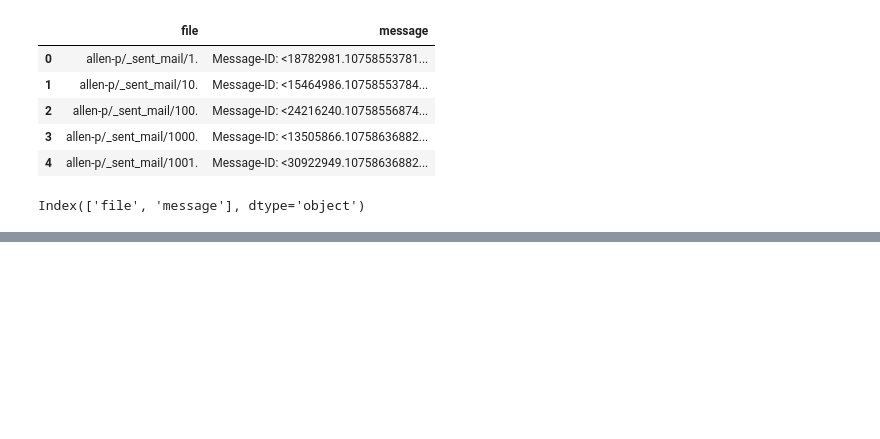
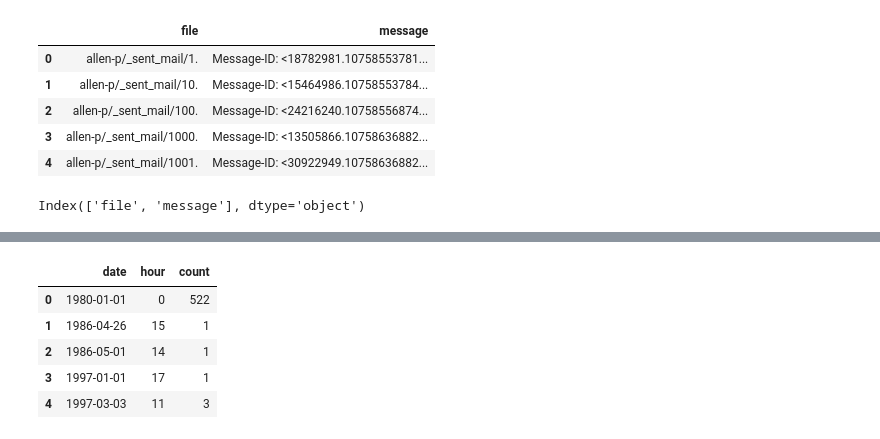
Before and after one commit to mems250005048-wq/TIMEsTAMP, a Jupyter notebook: Untitled4.ipynb, the cells around one changed output, grey strips where cells are left out. Cells and saved outputs as stored; diff of their text form; code cells hidden in the pictures; blank space fills up the shorter version.

```diff
--- a/Untitled4.ipynb
+++ b/Untitled4.ipynb
@@ -42,0 +114,16 @@ KeyError: "None of [Index(['timestamp'], dtype='object')] are in the [columns]"
+# %%
+daily_hour_counts = (
+    df
+    .groupby(["date", "hour"])
+    .size()
+    .reset_index(name="count")
+)
+
+daily_hour_counts.head()
+# %% [output]
+|  | date | hour | count |
+| 0 | 1980-01-01 | 0 | 522 |
+| 1 | 1986-04-26 | 15 | 1 |
+| 2 | 1986-05-01 | 14 | 1 |
+| 3 | 1997-01-01 | 17 | 1 |
+| 4 | 1997-03-03 | 11 | 3 |
```
Also changed, not shown: parts of 18 cells of this notebook.
